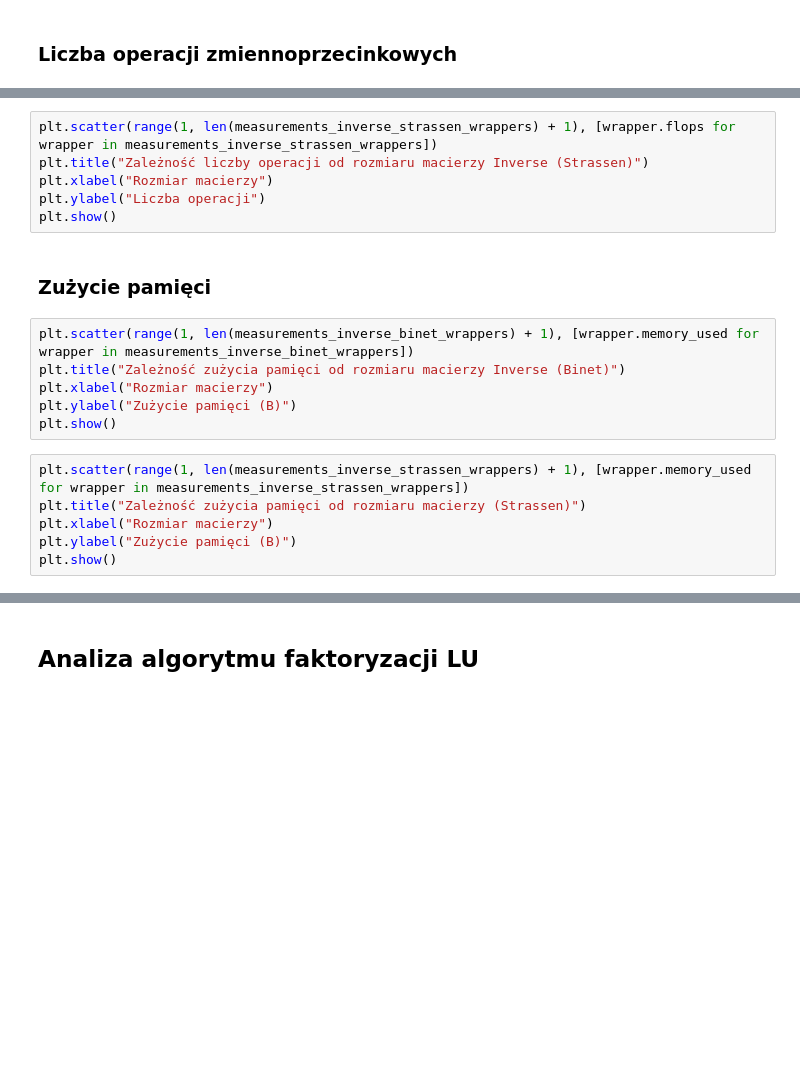
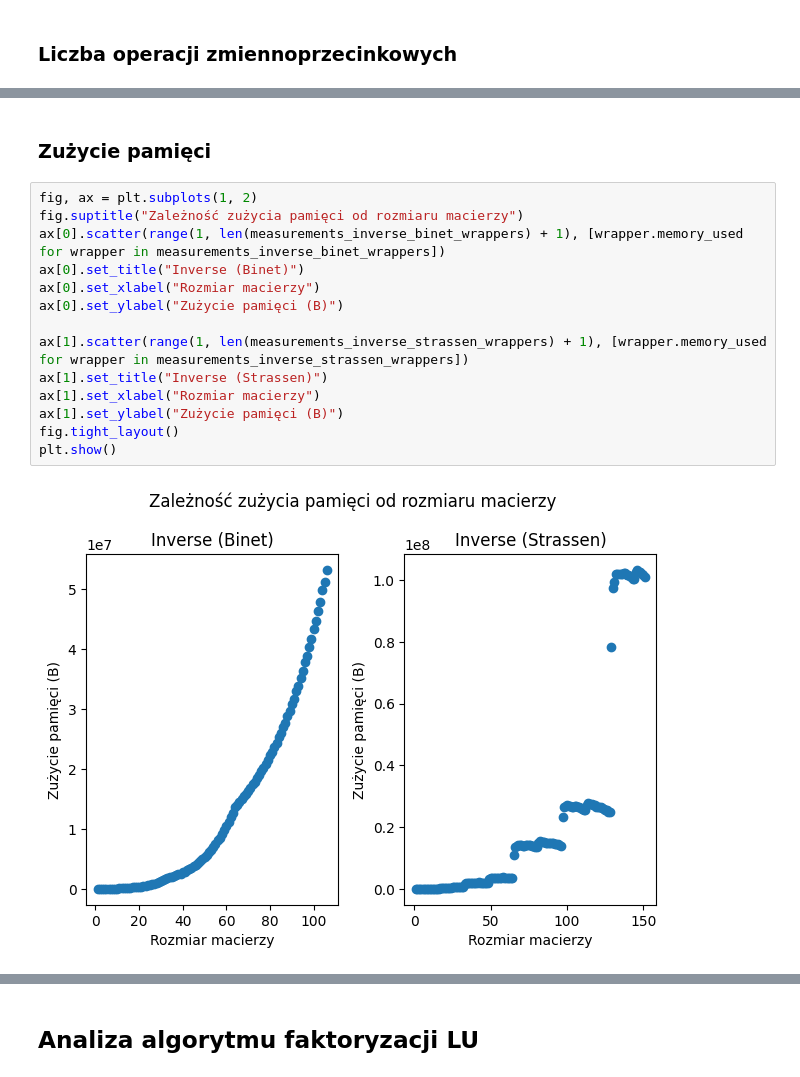
Before and after one commit to krzysztof-kopel/AlgoMacierzowe, a Jupyter notebook: lab2/lab2.ipynb, the cells around one changed output, grey strips where cells are left out. Saved outputs shown, nothing was run; the diff lists cells and outputs as text; blank space fills up the shorter version.

```diff
--- a/lab2/lab2.ipynb
+++ b/lab2/lab2.ipynb
@@ -357,20 +385,18 @@ plt.show()
-# %%
-plt.scatter(range(1, len(measurements_inverse_strassen_wrappers) + 1), [wrapper.flops for wrapper in measurements_inverse_strassen_wrappers])
-plt.title("Zależność liczby operacji od rozmiaru macierzy Inverse (Strassen)")
-plt.xlabel("Rozmiar macierzy")
-plt.ylabel("Liczba operacji")
-plt.show()
 # %% [markdown]
 ### Zużycie pamięci
 # %%
-plt.scatter(range(1, len(measurements_inverse_binet_wrappers) + 1), [wrapper.memory_used for wrapper in measurements_inverse_binet_wrappers])
-plt.title("Zależność zużycia pamięci od rozmiaru macierzy Inverse (Binet)")
-plt.xlabel("Rozmiar macierzy")
-plt.ylabel("Zużycie pamięci (B)")
+fig, ax = plt.subplots(1, 2)
+fig.suptitle("Zależność zużycia pamięci od rozmiaru macierzy")
+ax[0].scatter(range(1, len(measurements_inverse_binet_wrappers) + 1), [wrapper.memory_used for wrapper in measurements_inverse_binet_wrappers])
+ax[0].set_title("Inverse (Binet)")
+ax[0].set_xlabel("Rozmiar macierzy")
+ax[0].set_ylabel("Zużycie pamięci (B)")
+
+ax[1].scatter(range(1, len(measurements_inverse_strassen_wrappers) + 1), [wrapper.memory_used for wrapper in measurements_inverse_strassen_wrappers])
+ax[1].set_title("Inverse (Strassen)")
+ax[1].set_xlabel("Rozmiar macierzy")
+ax[1].set_ylabel("Zużycie pamięci (B)")
+fig.tight_layout()
 plt.show()
+# %% [output]
+[figure, added]
-# %%
-plt.scatter(range(1, len(measurements_inverse_strassen_wrappers) + 1), [wrapper.memory_used for wrapper in measurements_inverse_strassen_wrappers])
-plt.title("Zależność zużycia pamięci od rozmiaru macierzy (Strassen)")
-plt.xlabel("Rozmiar macierzy")
-plt.ylabel("Zużycie pamięci (B)")
-plt.show()
```
Also changed, not shown: parts of 39 cells of this notebook.
